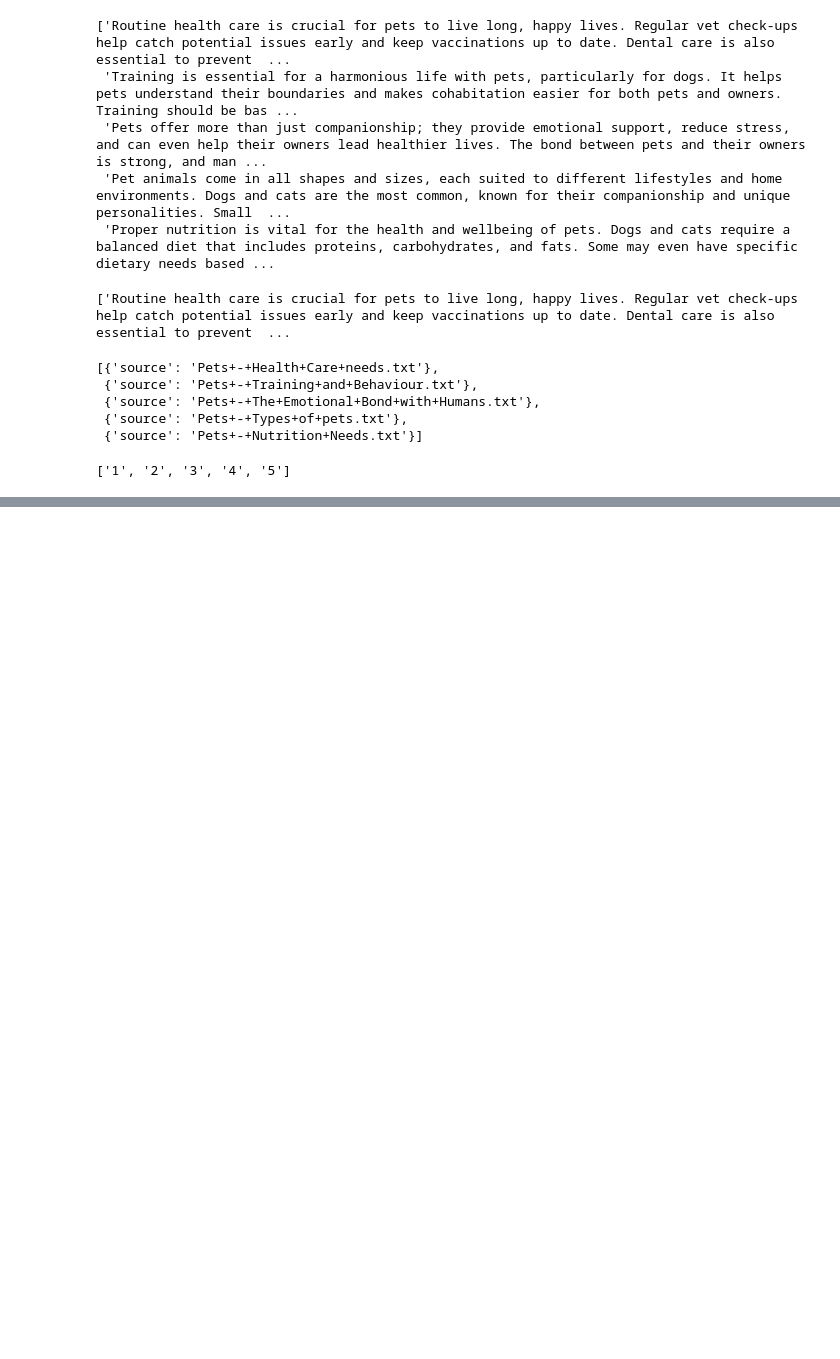
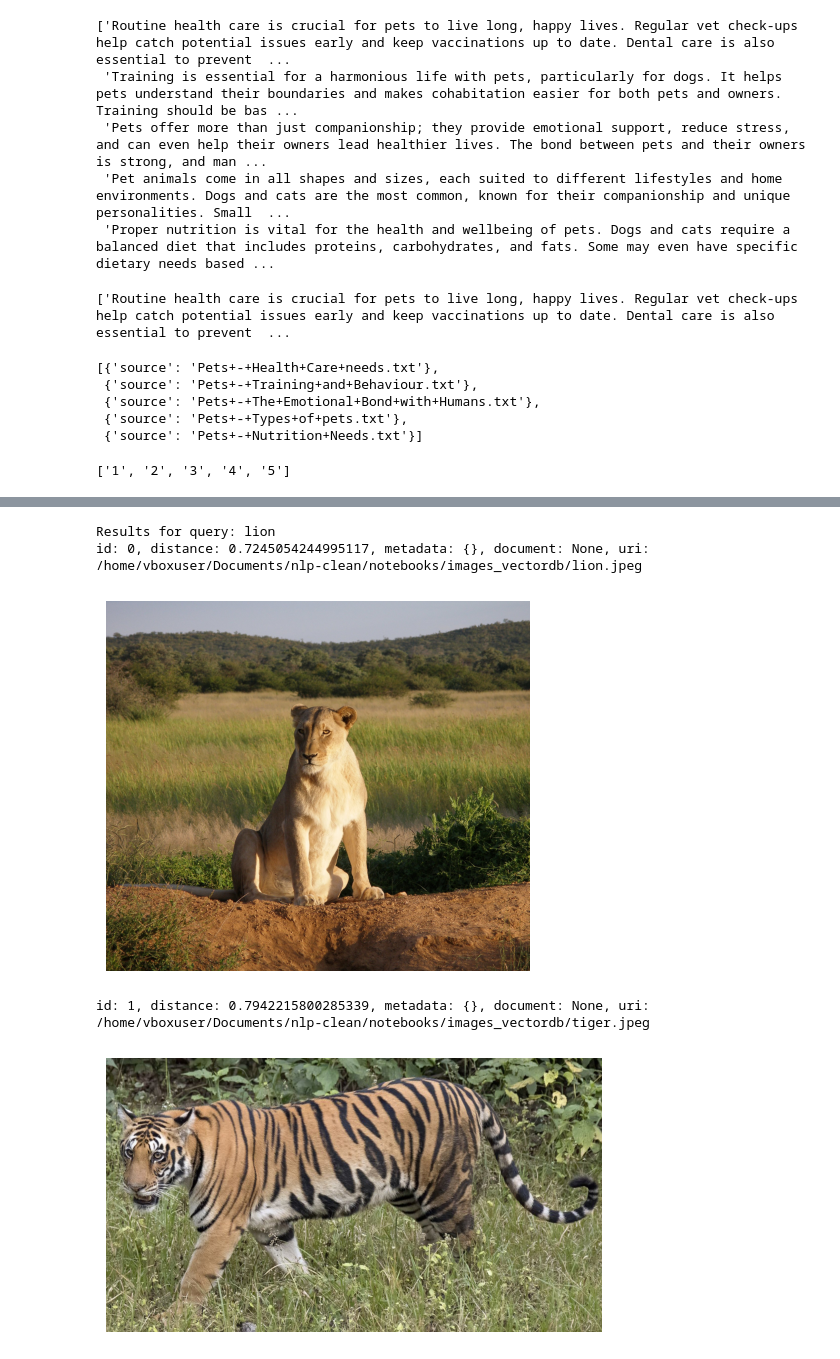
Before and after one commit to usaferreiratiago/nlp, a Jupyter notebook: notebooks/llm.ipynb, the cells around one changed output, grey strips where cells are left out. Cells and saved outputs as stored; diff of their text form; code cells hidden in the pictures; blank space fills up the shorter version.

```diff
--- a/notebooks/llm.ipynb
+++ b/notebooks/llm.ipynb
@@ -1302,0 +1336,50 @@ collection.add(
+# %%
+# Simple function to print the results of a query.
+# The 'results' is a dict {ids, distances, data, ...}
+# Each item in the dict is a 2d list
+
+import matplotlib.pyplot as plt
+from PIL import Image
+
+def print_query_results(query_list: list, query_results: dict) -> None:
+
+    result_count = len(query_results['ids'][0])
+
+    for i in range(len(query_list)):
+        print(f"\nResults for query: {query_list[i]}")
+
+        for j in range(result_count):
+            id_ = query_results["ids"][i][j]
+            distance = query_results["distances"][i][j]
+            document = query_results.get("documents", [[None]])[i][j]
+            metadata = query_results.get("metadatas", [[None]])[i][j]
+            uri = query_results.get("uris", [[None]])[i][j]
+
+            print(f"id: {id_}, distance: {distance}, metadata: {metadata}, document: {document}, uri: {uri}")
+
+            # ✅ carregar e exibir imagem corretamente
+            if uri:
+                try:
+                    img = Image.open(uri)   # <-- AQUI estava faltando
+                    plt.imshow(img)
+                    plt.axis("off")
+                    plt.show()
+                except Exception as e:
+                    print(f"Erro ao abrir imagem: {e}")
+# %%
+# search images
+
+query_texts = ['lion']
+query_results = collection.query(
+  query_texts = query_texts,
+  n_results = 4,
+  include = ['documents','distances','metadatas','data','uris']
+)
+
+print_query_results(query_texts,query_results)
+# %% [output]
+Results for query: lion
+id: 0, distance: 0.7245054244995117, metadata: {}, document: None, uri: /home/vboxuser/Documents/nlp-clean/notebooks/images_vectordb/lion.jpeg
+[figure, added]
+id: 1, distance: 0.7942215800285339, metadata: {}, document: None, uri: /home/vboxuser/Documents/nlp-clean/notebooks/images_vectordb/tiger.jpeg
+[figure, added]
```
Also changed, not shown: parts of 2 cells of this notebook.
